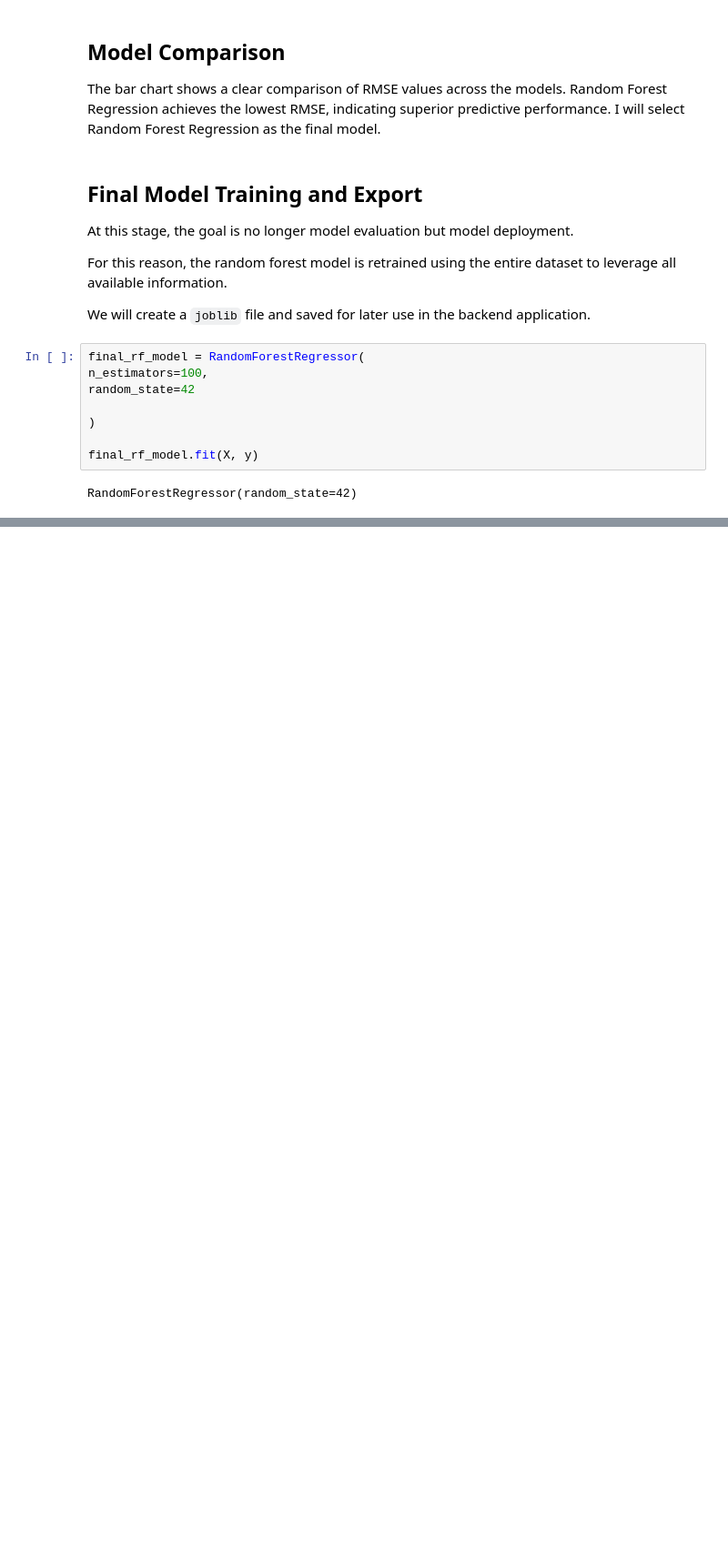
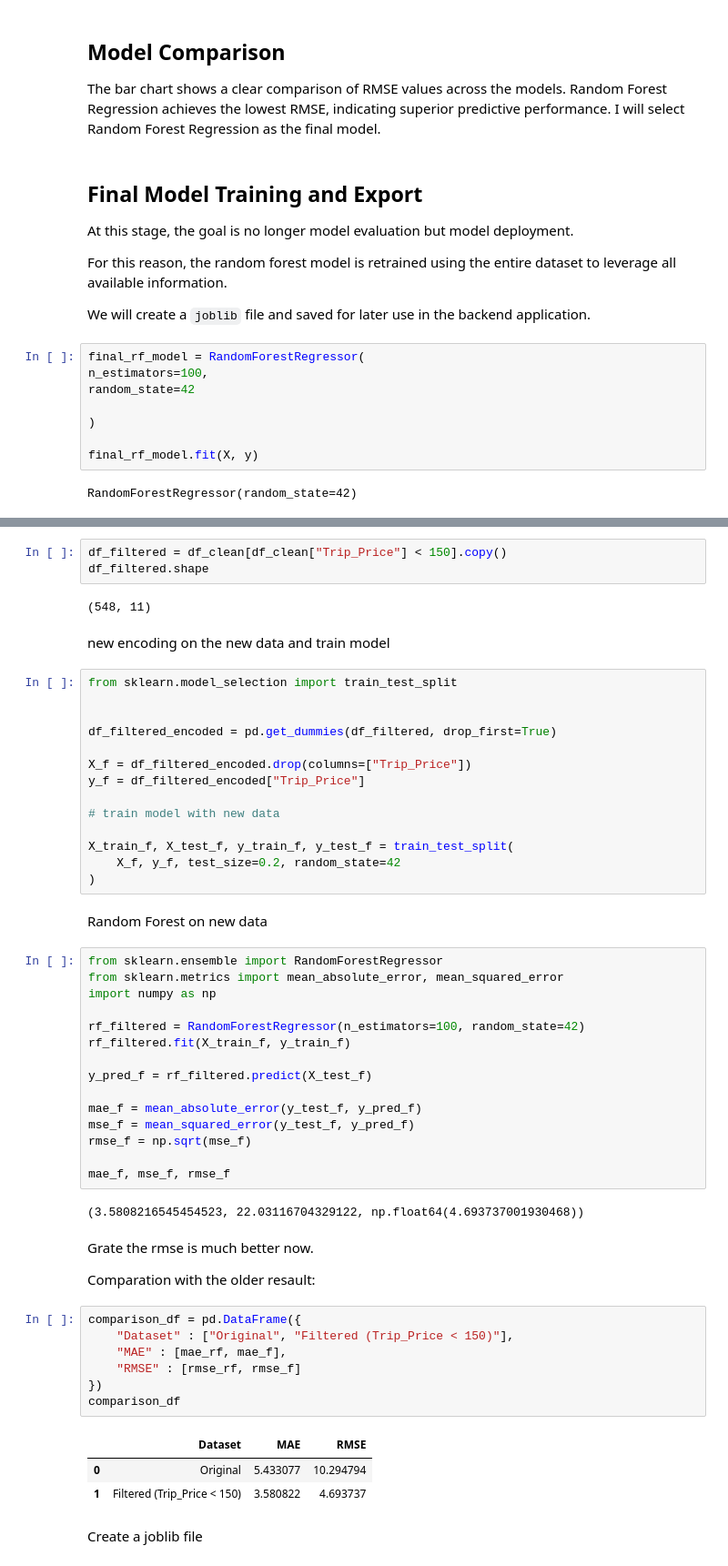
Before and after one commit to Aleex87/taxi_prediction_fullstack_alessandro, a Jupyter notebook: src/taxipred/model_development/model_dev.ipynb, the cells around one changed output, grey strips where cells are left out. Shown at 91% size. Saved outputs shown, nothing was run; the diff lists cells and outputs as text; blank space fills up the shorter version.

Commit message:
cleaned data from outliner ad runned a new random forest with better resault

```diff
--- a/src/taxipred/model_development/model_dev.ipynb
+++ b/src/taxipred/model_development/model_dev.ipynb
@@ -302,0 +292,57 @@ The trained model has been moved to the backend directory and is now ready to be
+# %%
+df_filtered = df_clean[df_clean["Trip_Price"] < 150].copy()
+df_filtered.shape
+# %% [output]
+(548, 11)
+# %% [markdown]
+new encoding on the new data and train model
+# %%
+from sklearn.model_selection import train_test_split
+
+
+df_filtered_encoded = pd.get_dummies(df_filtered, drop_first=True)
+
+X_f = df_filtered_encoded.drop(columns=["Trip_Price"])
+y_f = df_filtered_encoded["Trip_Price"]
+
+# train model with new data
+
+X_train_f, X_test_f, y_train_f, y_test_f = train_test_split(
+    X_f, y_f, test_size=0.2, random_state=42
+)
+# %% [markdown]
+Random Forest on new data
+# %%
+from sklearn.ensemble import RandomForestRegressor
+from sklearn.metrics import mean_absolute_error, mean_squared_error
+import numpy as np
+
+rf_filtered = RandomForestRegressor(n_estimators=100, random_state=42)
+rf_filtered.fit(X_train_f, y_train_f)
+
+y_pred_f = rf_filtered.predict(X_test_f)
+
+mae_f = mean_absolute_error(y_test_f, y_pred_f)
+mse_f = mean_squared_error(y_test_f, y_pred_f)
+rmse_f = np.sqrt(mse_f)
+
+mae_f, mse_f, rmse_f
+# %% [output]
+(3.5808216545454523, 22.03116704329122, np.float64(4.693737001930468))
+# %% [markdown]
+Grate the rmse is much better now.
+
+Comparation with the older resault:
+# %%
+comparison_df = pd.DataFrame({
+    "Dataset" : ["Original", "Filtered (Trip_Price < 150)"],
+    "MAE" : [mae_rf, mae_f],
+    "RMSE" : [rmse_rf, rmse_f]
+})
+comparison_df
+# %% [output]
+|  | Dataset | MAE | RMSE |
+| 0 | Original | 5.433077 | 10.294794 |
+| 1 | Filtered (Trip_Price < 150) | 3.580822 | 4.693737 |
+# %% [markdown]
+Create a joblib file
```
Also changed, not shown: parts of 5 cells of this notebook, 2 other files.
